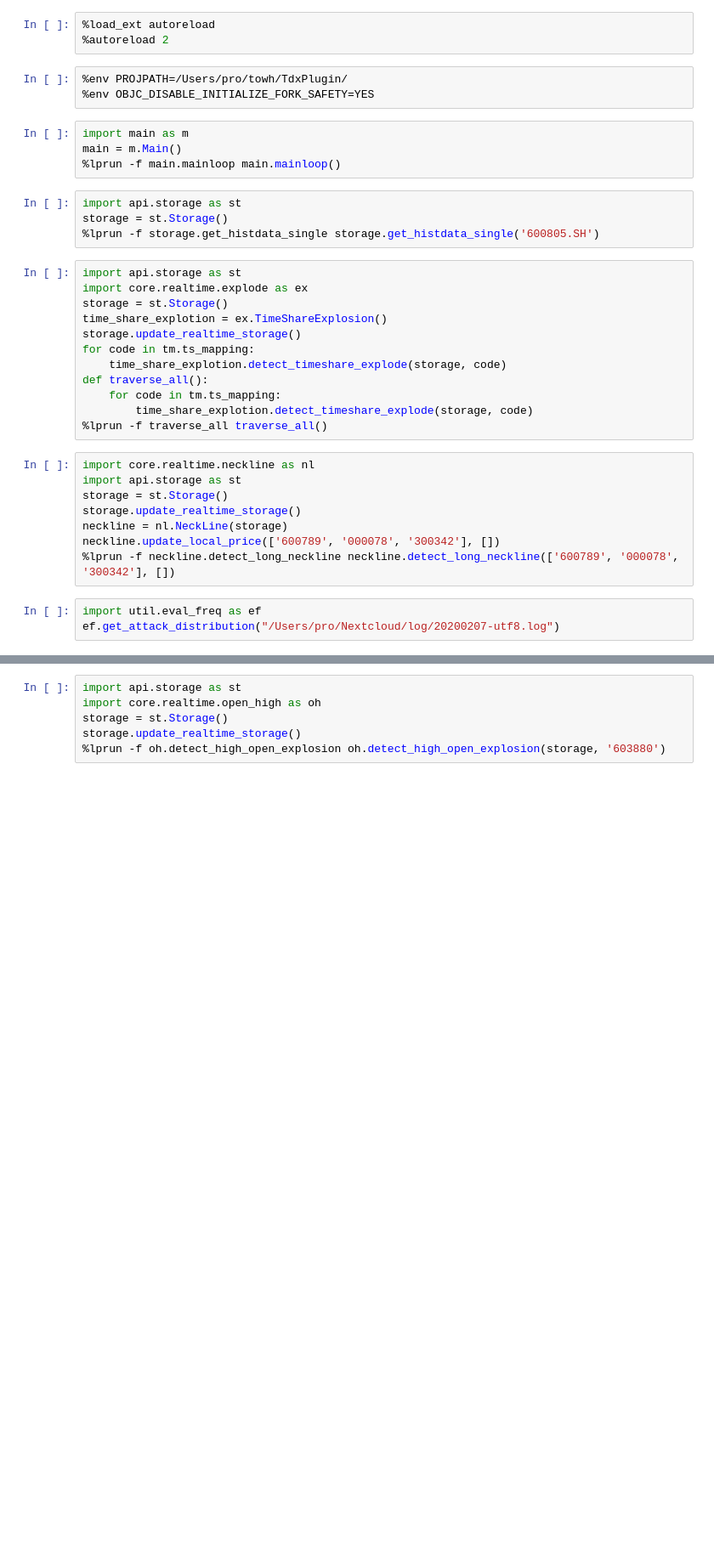
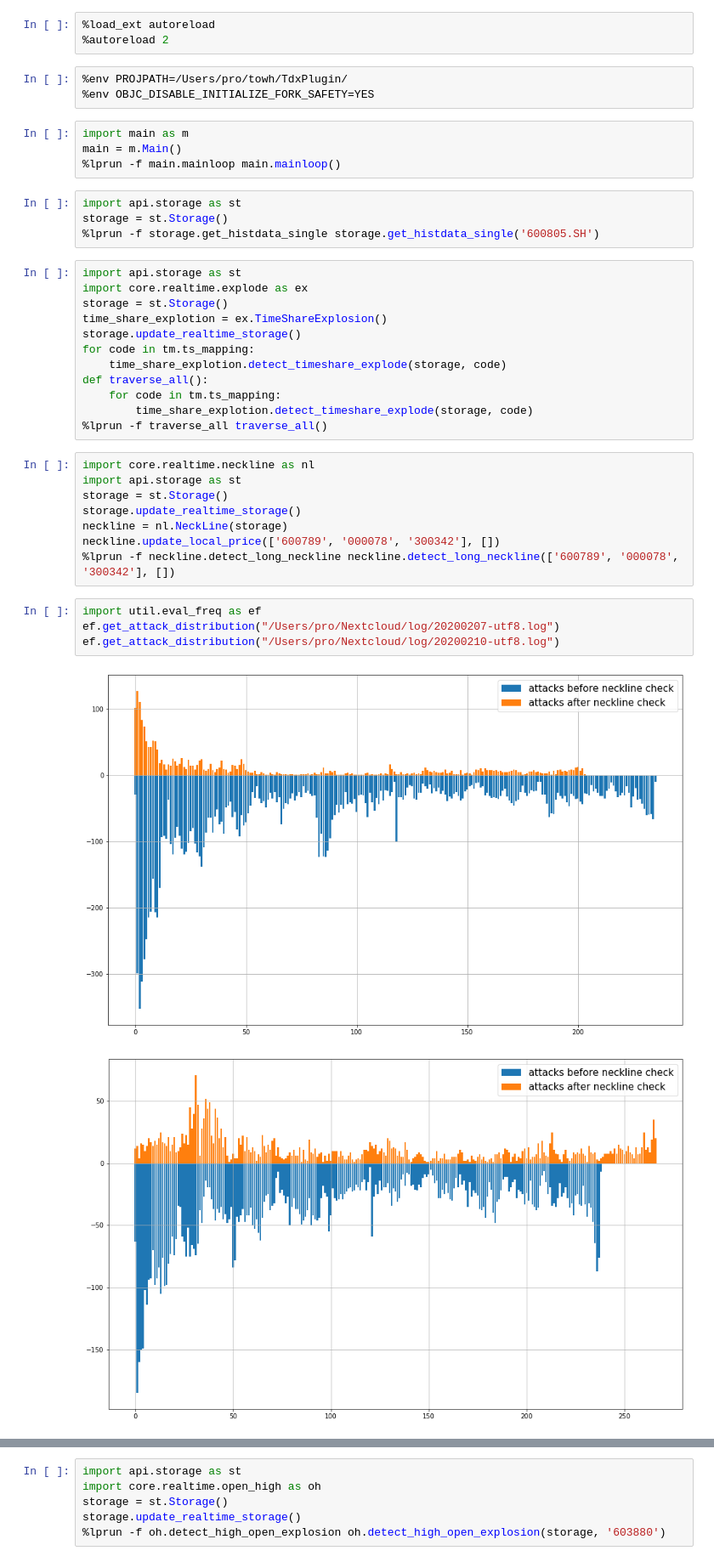
Before and after one commit to pleiadesian/IdaoWatcher, a Jupyter notebook: profiler.ipynb, the cells around one changed output, grey strips where cells are left out. Shown: that part at 85% size. Cells and saved outputs as stored; diff of their text form; blank space fills up the shorter version.

```diff
--- a/profiler.ipynb
+++ b/profiler.ipynb
@@ -37,6 +37,10 @@ neckline.update_local_price(['600789', '000078', '300342'], [])
 # %%
 import util.eval_freq as ef
 ef.get_attack_distribution("/Users/pro/Nextcloud/log/20200207-utf8.log")
+ef.get_attack_distribution("/Users/pro/Nextcloud/log/20200210-utf8.log")
+# %% [output]
+[figure, added]
+[figure, added]
 # %%
 import util.eval_freq as ef
 ef.get_attack_time_list('002436',"/Users/pro/Nextcloud/log/20200207-utf8.log")
```
Also changed, not shown: parts of 1 cell of this notebook, 1 other file.
